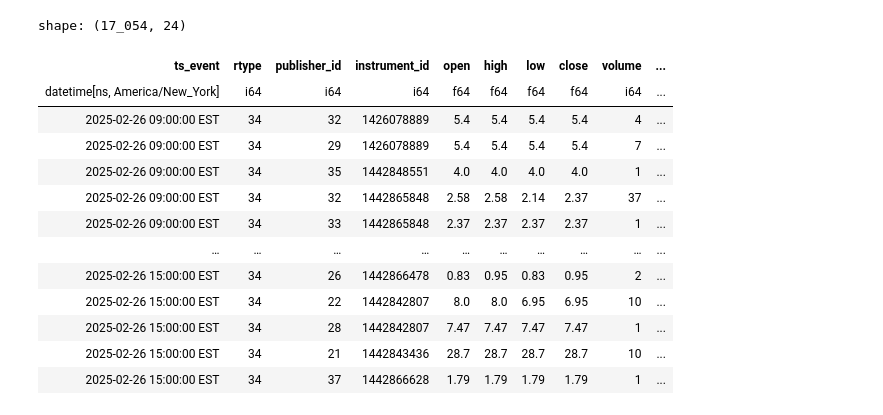
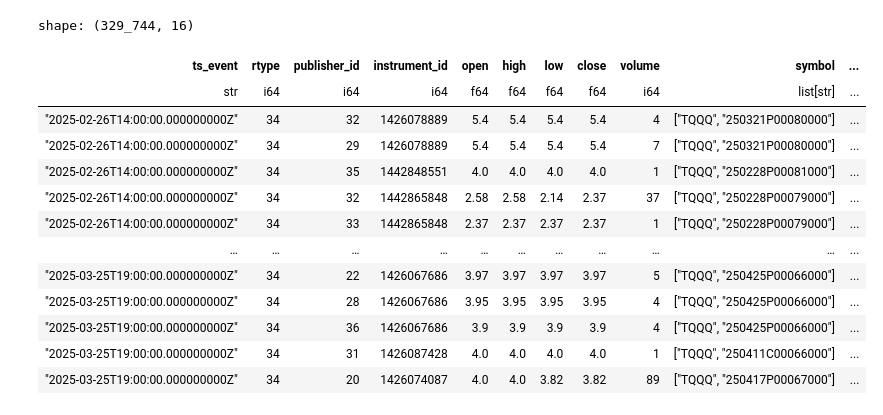
Before and after one commit to victortangggg/trading, a Jupyter notebook: research/TQQQ_options_vol_surface.ipynb, the cells around one changed output. Cells and saved outputs as stored; diff of their text form; code cells hidden in the pictures.

```diff
--- a/research/TQQQ_options_vol_surface.ipynb
+++ b/research/TQQQ_options_vol_surface.ipynb
@@ -63,44 +57,32 @@ def implied_vol_call_scalar(S, K, T, r, C_market):
 # %%
-pl.read_csv(options_hourly_data_file) \
+df_options = pl.read_csv(options_hourly_data_file) \
     .with_columns(
         pl.col("symbol").str.split("  ")
     ) \
     .with_columns(
-        pl.col("ts_event").str.strptime( pl.Datetime("ns", time_zone=pytz.timezone("America/New_York")) ),
+        pl.col("ts_event").str.strptime( pl.Datetime("ns", time_zone=pytz.timezone("America/New_York")) ).alias("ts_event_date"),
         pl.col("symbol").list.get(0).alias("underlying"),
         pl.col("symbol").list.get(-1).str.slice(0, 6).str.strptime(pl.Date, "%y%m%d").cast(pl.Datetime("ns")).dt.replace_time_zone("America/New_York").alias("expiry"),
         pl.col("symbol").list.get(-1).str.slice(6, 1).alias("call_put"),
         (pl.col("symbol").list.get(-1).str.slice(7).cast(pl.Int64) / 1000.0).alias("strike")
     ) \
     .with_columns(
-        (pl.col("expiry") - pl.col("ts_event")).dt.total_days().alias("days_to_expiry"),
-    ) \
-    .join( df_tqqq, on="ts_event", how="left") \
-    .filter( pl.col("ts_event") < pl.lit("2025-02-27").str.strptime(pl.Datetime("ns", time_zone="America/New_York") ) ) \
-    .with_columns(
-        pl.struct(["Close", "strike", "days_to_expiry", "close", "call_put"]).map_elements(
-            lambda row: implied_vol_put_scalar(
-                S=row["Close"],
-                K=row["strike"],
-                T=row["days_to_expiry"] / 365,
-                r=0.05,
-                P_market=row["close"]
-            ) if row["call_put"] == "P" else np.nan,
-            return_dtype=pl.Float32
-        ).alias("implied_vol")
+        (pl.col("expiry") - pl.col("ts_event_date")).dt.total_days().alias("days_to_expiry"),
     )
+
+df_options
 # %% [output]
-shape: (17_054, 24)
+shape: (329_744, 16)
-| ts_event | rtype | publisher_id | instrument_id | open | high | low | close | volume | ... |
-| datetime[ns, America/New_York] | i64 | i64 | i64 | f64 | f64 | f64 | f64 | i64 | ... |
-| 2025-02-26 09:00:00 EST | 34 | 32 | 1426078889 | 5.4 | 5.4 | 5.4 | 5.4 | 4 | ... |
-| 2025-02-26 09:00:00 EST | 34 | 29 | 1426078889 | 5.4 | 5.4 | 5.4 | 5.4 | 7 | ... |
-| 2025-02-26 09:00:00 EST | 34 | 35 | 1442848551 | 4.0 | 4.0 | 4.0 | 4.0 | 1 | ... |
-| 2025-02-26 09:00:00 EST | 34 | 32 | 1442865848 | 2.58 | 2.58 | 2.14 | 2.37 | 37 | ... |
-| 2025-02-26 09:00:00 EST | 34 | 33 | 1442865848 | 2.37 | 2.37 | 2.37 | 2.37 | 1 | ... |
-| … | … | … | … | … | … | … | … | … | ... |
-| 2025-02-26 15:00:00 EST | 34 | 26 | 1442866478 | 0.83 | 0.95 | 0.83 | 0.95 | 2 | ... |
-| 2025-02-26 15:00:00 EST | 34 | 22 | 1442842807 | 8.0 | 8.0 | 6.95 | 6.95 | 10 | ... |
-| 2025-02-26 15:00:00 EST | 34 | 28 | 1442842807 | 7.47 | 7.47 | 7.47 | 7.47 | 1 | ... |
-| 2025-02-26 15:00:00 EST | 34 | 21 | 1442843436 | 28.7 | 28.7 | 28.7 | 28.7 | 10 | ... |
-| 2025-02-26 15:00:00 EST | 34 | 37 | 1442866628 | 1.79 | 1.79 | 1.79 | 1.79 | 1 | ... |
+| ts_event | rtype | publisher_id | instrument_id | open | high | low | close | volume | symbol | ... |
+| str | i64 | i64 | i64 | f64 | f64 | f64 | f64 | i64 | list[str] | ... |
+| "2025-02-26T14:00:00.000000000Z" | 34 | 32 | 1426078889 | 5.4 | 5.4 | 5.4 | 5.4 | 4 | ["TQQQ", "250321P00080000"] | ... |
+| "2025-02-26T14:00:00.000000000Z" | 34 | 29 | 1426078889 | 5.4 | 5.4 | 5.4 | 5.4 | 7 | ["TQQQ", "250321P00080000"] | ... |
+| "2025-02-26T14:00:00.000000000Z" | 34 | 35 | 1442848551 | 4.0 | 4.0 | 4.0 | 4.0 | 1 | ["TQQQ", "250228P00081000"] | ... |
+| "2025-02-26T14:00:00.000000000Z" | 34 | 32 | 1442865848 | 2.58 | 2.58 | 2.14 | 2.37 | 37 | ["TQQQ", "250228P00079000"] | ... |
+| "2025-02-26T14:00:00.000000000Z" | 34 | 33 | 1442865848 | 2.37 | 2.37 | 2.37 | 2.37 | 1 | ["TQQQ", "250228P00079000"] | ... |
+| … | … | … | … | … | … | … | … | … | … | ... |
+| "2025-03-25T19:00:00.000000000Z" | 34 | 22 | 1426067686 | 3.97 | 3.97 | 3.97 | 3.97 | 5 | ["TQQQ", "250425P00066000"] | ... |
+| "2025-03-25T19:00:00.000000000Z" | 34 | 28 | 1426067686 | 3.95 | 3.95 | 3.95 | 3.95 | 4 | ["TQQQ", "250425P00066000"] | ... |
+| "2025-03-25T19:00:00.000000000Z" | 34 | 36 | 1426067686 | 3.9 | 3.9 | 3.9 | 3.9 | 4 | ["TQQQ", "250425P00066000"] | ... |
+| "2025-03-25T19:00:00.000000000Z" | 34 | 31 | 1426087428 | 4.0 | 4.0 | 4.0 | 4.0 | 1 | ["TQQQ", "250411C00066000"] | ... |
+| "2025-03-25T19:00:00.000000000Z" | 34 | 20 | 1426074087 | 4.0 | 4.0 | 3.82 | 3.82 | 89 | ["TQQQ", "250417P00067000"] | ... |
```
Also changed, not shown: parts of 9 cells of this notebook.
